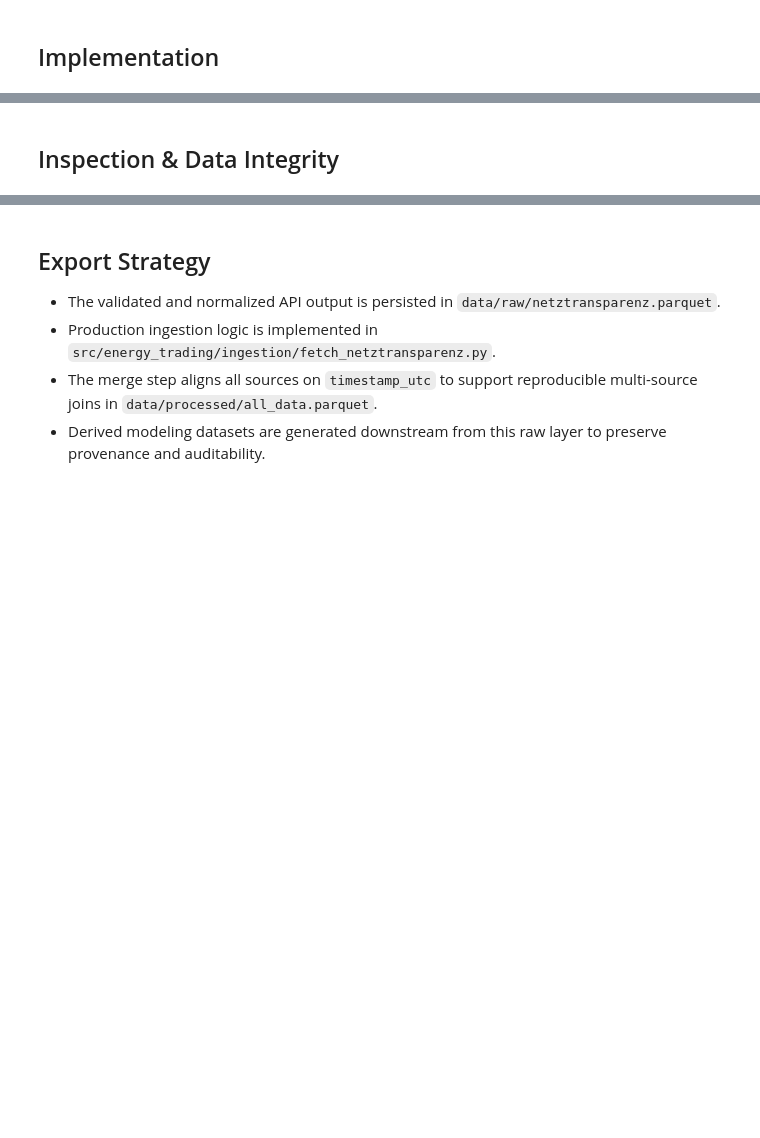
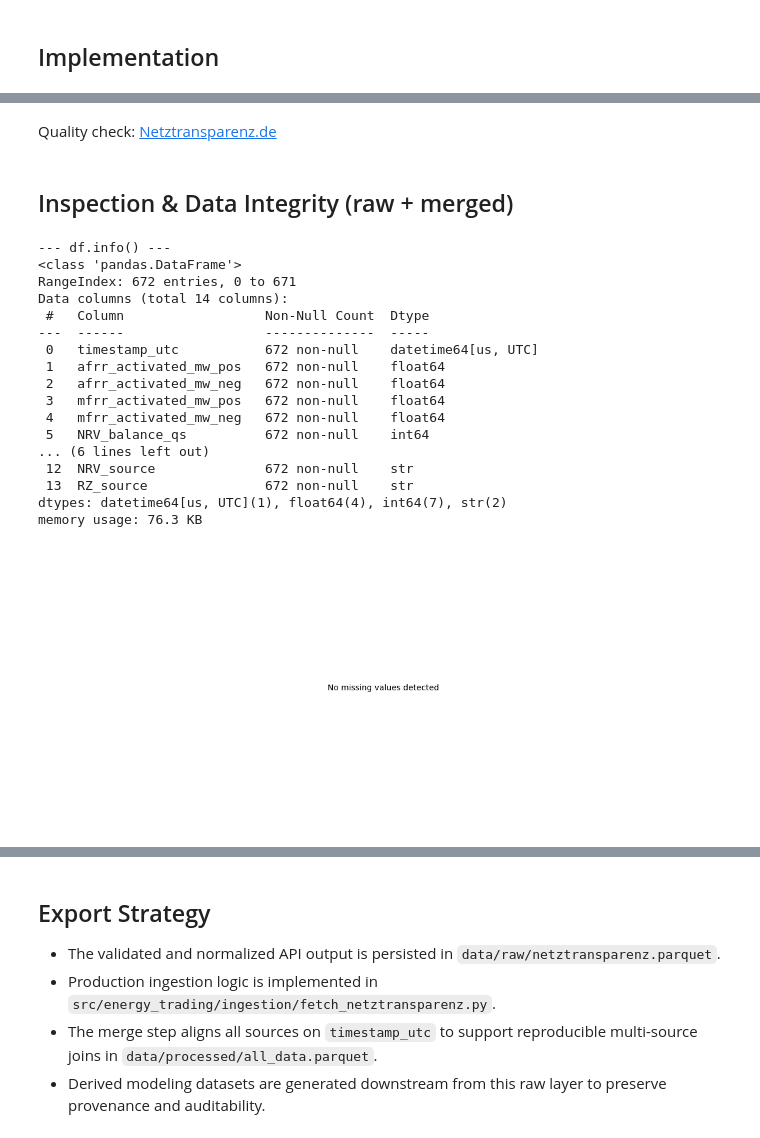
Before and after one commit to lgiesen/energy_trading, a Jupyter notebook: notebooks/api/03_netztransparenz.ipynb, the cells around one changed output, grey strips where cells are left out. Saved outputs shown, nothing was run; the diff lists cells and outputs as text; code cells hidden in the pictures; blank space fills up the shorter version.

```diff
--- a/notebooks/api/03_netztransparenz.ipynb
+++ b/notebooks/api/03_netztransparenz.ipynb
@@ -146,21 +272,47 @@ HTTPError: 400 Client Error: Bad Request for url: https://identity.netztranspare
+# %% [markdown]
+Quality check: [Netztransparenz.de](https://www.netztransparenz.de/de-de/Regelenergie/Daten-Regelreserve/Aktivierte-Regelleistung)
 # %% [markdown]
-## Inspection & Data Integrity
+## Inspection & Data Integrity (raw + merged)
 # %%
+if "df_raw" not in globals():
+    raise RuntimeError("df_raw is not defined. Run the fetch cell first.")
+
+df_inspect = df_merged if 'df_merged' in globals() else df_raw
+
 print('--- df.info() ---')
-df_raw.info()
+df_inspect.info()
 
-na_pct = (df_raw.isna().mean() * 100).sort_values(ascending=False)
+na_pct = (df_inspect.isna().mean() * 100).sort_values(ascending=False)
 na_pct_nonzero = na_pct[na_pct > 0]
 
 fig, ax = plt.subplots(figsize=(12, 5))
 if len(na_pct_nonzero) == 0:
     ax.text(0.5, 0.5, 'No missing values detected', ha='center', va='center')
     ax.set_axis_off()
 else:
     na_pct_nonzero.plot(kind='bar', ax=ax, color='#226E9C')
     ax.set_ylabel('Missing values [%]')
     ax.set_title('Missingness by column (percentage)')
     ax.tick_params(axis='x', rotation=75)
 plt.tight_layout()
 plt.show()
+# %% [output]
+--- df.info() ---
+<class 'pandas.DataFrame'>
+RangeIndex: 672 entries, 0 to 671
+Data columns (total 14 columns):
+ #   Column                  Non-Null Count  Dtype
+---  ------                  --------------  -----
+ 0   timestamp_utc           672 non-null    datetime64[us, UTC]
+ 1   afrr_activated_mw_pos   672 non-null    float64
+ 2   afrr_activated_mw_neg   672 non-null    float64
+ 3   mfrr_activated_mw_pos   672 non-null    float64
+ 4   mfrr_activated_mw_neg   672 non-null    float64
+ 5   NRV_balance_qs          672 non-null    int64
+... (6 lines left out)
+ 12  NRV_source              672 non-null    str
+ 13  RZ_source               672 non-null    str
+dtypes: datetime64[us, UTC](1), float64(4), int64(7), str(2)
+memory usage: 76.3 KB
+[figure, added]
 # %%
```
Also changed, not shown: parts of 3 cells of this notebook.
